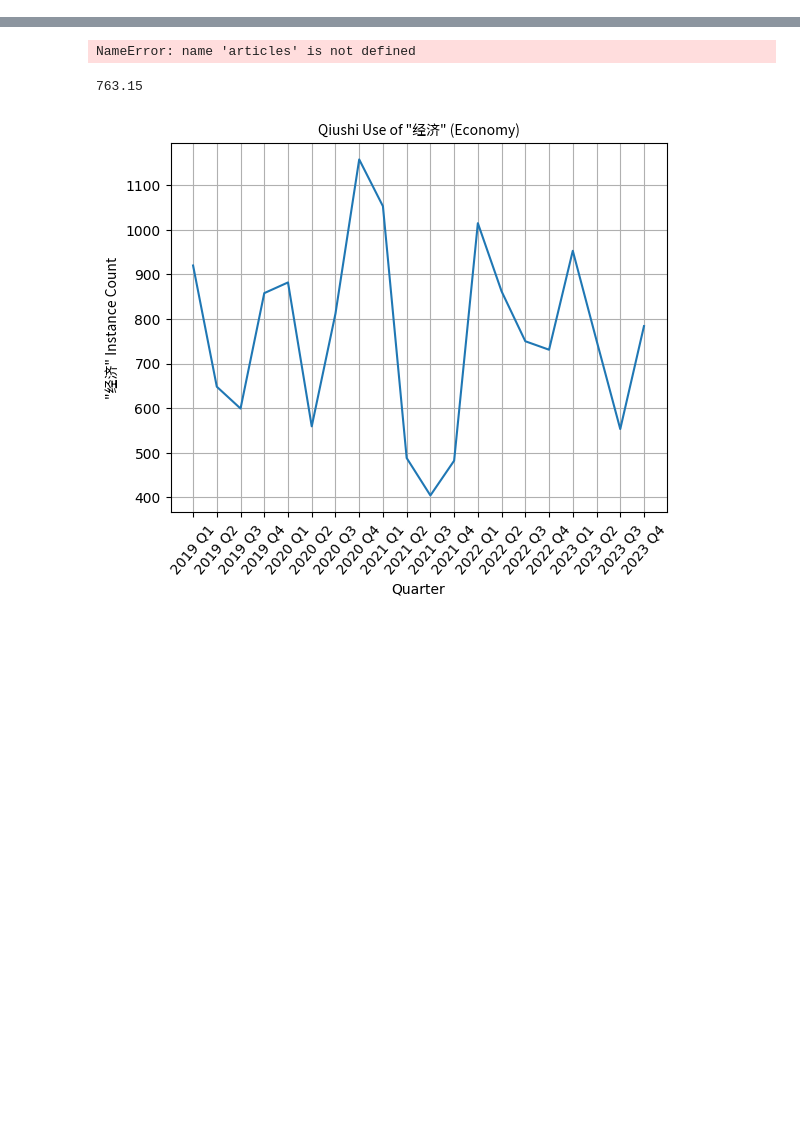
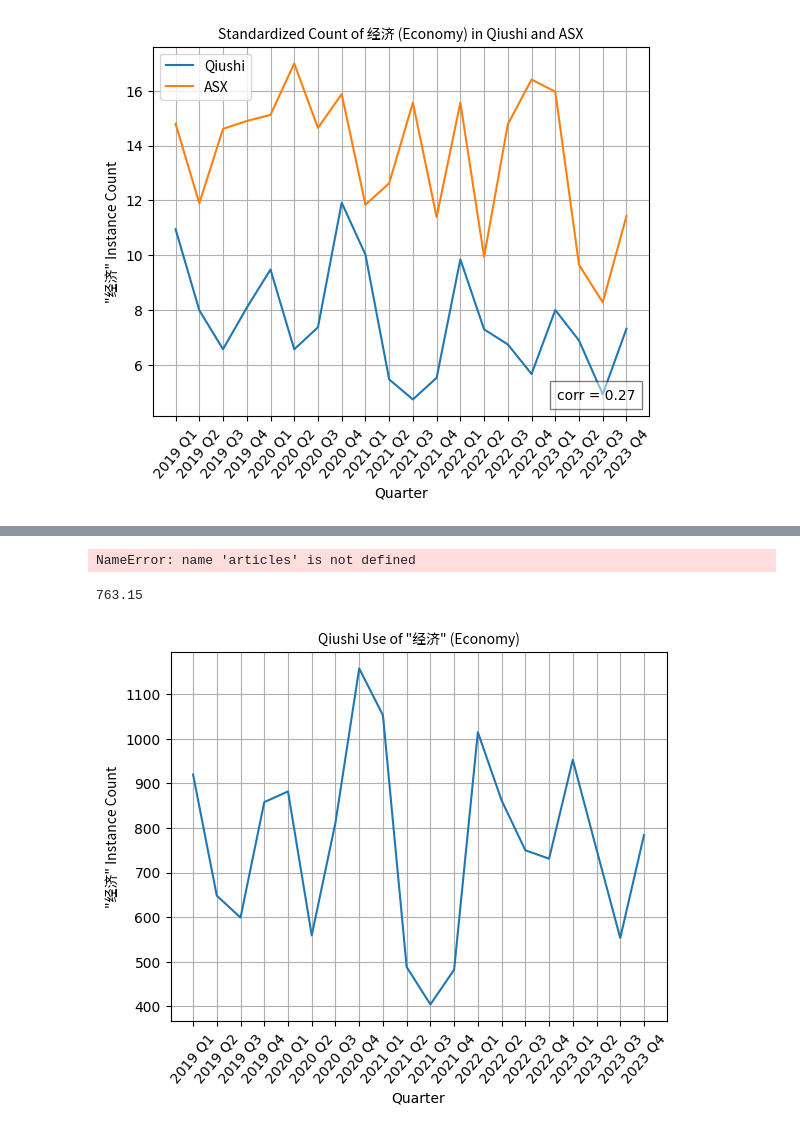
Before and after one commit to calebcsjm/China_Project, a Jupyter notebook: articles/analyze_articles/frequency_analysis/frequency_analysis.ipynb, the cells around one changed output, grey strips where cells are left out. Cells and saved outputs as stored; diff of their text form; code cells hidden in the pictures; blank space fills up the shorter version.

```diff
--- a/articles/analyze_articles/analyze_qiushi_articles/frequency_analysis.ipynb
+++ b/articles/analyze_articles/frequency_analysis/frequency_analysis.ipynb
@@ -121,0 +168,4 @@ def store_count_results(term, term_quarter_count):
+# %%
+plot_multisource_quarter_counts(qiushi_articles, "Qiushi", asx_articles, "ASX", '经济', 'Economy', title="Standardized Count of 经济 (Economy) in Qiushi and ASX", standardize=True)
+# %% [output]
+[figure, added]
```
Also changed, not shown: parts of 7 cells of this notebook, 2 other files.
